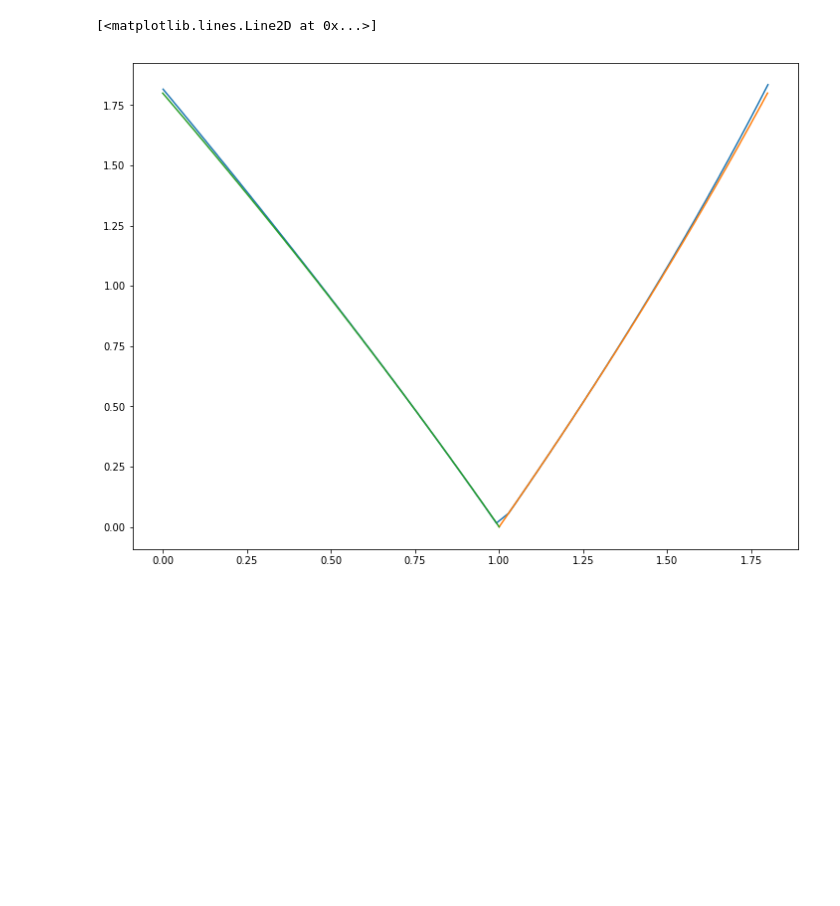
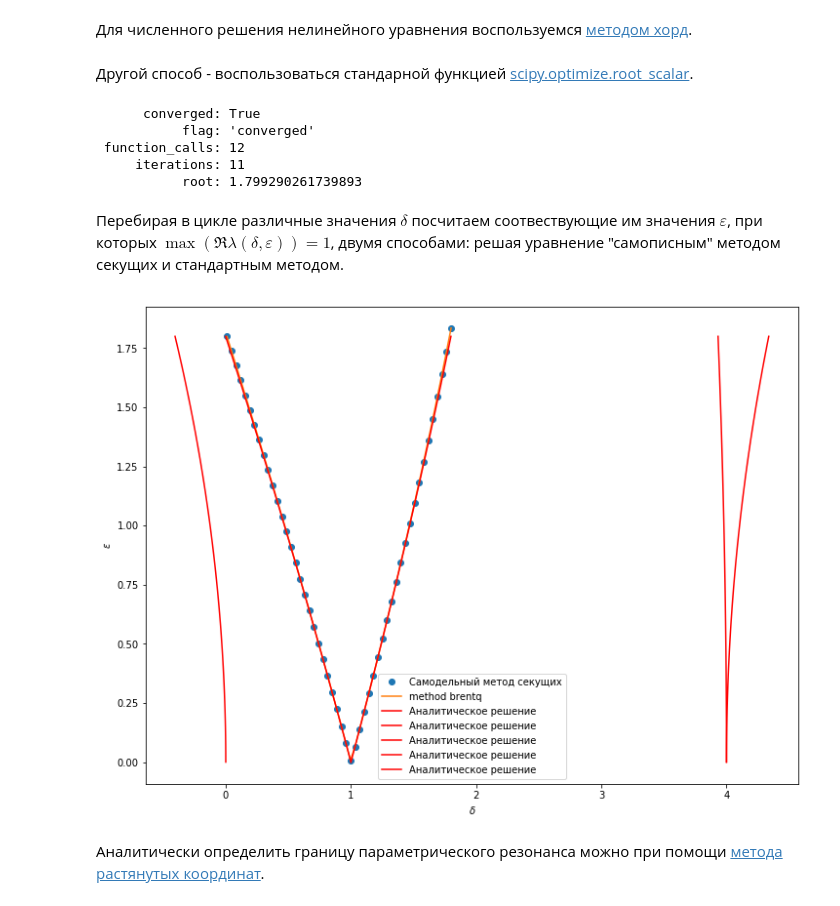
Before and after one commit to konstgav/computational-physics-python, a Jupyter notebook: mathieu.ipynb, the cells around one changed output. Drawn from its saved outputs; the diff is of its cells as text; code cells hidden in the pictures; blank space fills up the shorter version.

```diff
--- a/mathieu.ipynb
+++ b/mathieu.ipynb
@@ -69,24 +86,61 @@ print(ComputeMultMinus1(0, 1.81))
+# %%
+def ComputeMultMinus1(eps, delta):
+    return ComputeMaxMult(eps, delta)-1.
+# %% [markdown]
+Для численного решения нелинейного уравнения воспользуемся [методом хорд](https://ru.wikipedia.org/wiki/Метод_хорд).
 # %%
 def SolveMult(delta, eps):
     x0 = eps
     x1 = 1.01*eps
-    f0 = ComputeMultMinus1(delta, x0)
-    f1 = ComputeMultMinus1(delta, x1)
+    f0 = ComputeMultMinus1(x0, delta)
+    f1 = ComputeMultMinus1(x1, delta)
     while (abs(x1-x0)>1e-5):
         x0, x1 = x1, (f1*x0-f0*x1)/(f1-f0)
-        f0, f1 = f1, ComputeMultMinus1(delta, x1)
+        f0, f1 = f1, ComputeMultMinus1(x1, delta)
     return x1
-# %%
-eps = 1.5
-deltas = linspace(0,1.8,50)
-epsilons = []
-for delta in deltas:
-    eps = SolveMult(delta, eps)
-    epsilons.append(eps)
-plot(deltas, epsilons)
-e = linspace(0,1.8,50)
-plot(1+0.5*e-1./32.*e*e, e)
-plot(1-0.5*e-1./32.*e*e, e);
-# %% [output]
-[<matplotlib.lines.Line2D at 0x...>]
-[figure, removed]
+# %% [markdown]
+ Другой способ - воспользоваться стандарной функцией [scipy.optimize.root_scalar](https://docs.scipy.org/doc/scipy/reference/generated/scipy.optimize.root_scalar.html#scipy.optimize.root_scalar).
+# %%
+from scipy.optimize import root_scalar
+delta = 0.01
+sol = root_scalar(ComputeMultMinus1, args=(delta), bracket=[0, 3], method='brentq')
+print(sol)
+# %% [output]
+      converged: True
+           flag: 'converged'
+ function_calls: 12
+     iterations: 11
+           root: 1.799290261739893
+# %% [markdown]
+Перебирая в цикле различные значения $\delta$ посчитаем соотвествующие им значения $\varepsilon$, при которых $\max (\Re \lambda (\delta,  \varepsilon))= 1$, двумя способами: решая уравнение "самописным" методом секущих и стандартным методом.
+# %%
+epsSelfcode = 1.5 #initial guess
+deltas = linspace(0.01,1.8,50)
+epsilonsNumericalSelfcode = []
+epsilonsNumericalScipy = []
+for delta in deltas:
+    epsSelfcode = SolveMult(delta, epsSelfcode)
+    epsilonsNumericalSelfcode.append(epsSelfcode)
+    epsScipy = root_scalar(ComputeMultMinus1, args=(delta), bracket=[0, 3], method='brentq')
+    epsilonsNumericalScipy.append(epsScipy.root)
+# %%
+plot(deltas, epsilonsNumericalSelfcode,'o',label = 'Самодельный метод секущих');
+plot(deltas, epsilonsNumericalScipy, label = 'method brentq');
+epsilons = linspace(0,1.8,50)
+deltasAnalytical0 = 1. + 0.5*epsilons-1./32.*epsilons**2
+deltasAnalytical1 = 1. - 0.5*epsilons-1./32.*epsilons**2
+deltasAnalytical2 = 4. - 1./48.*epsilons**2
+deltasAnalytical3 = 4. + 5./48.*epsilons**2
+deltasAnalytical4 = -1./8.*epsilons**2
+plot(deltasAnalytical0, epsilons, 'r', label = 'Аналитическое решение');
+plot(deltasAnalytical1, epsilons, 'r', label = 'Аналитическое решение');
+plot(deltasAnalytical2, epsilons, 'r', label = 'Аналитическое решение');
+plot(deltasAnalytical3, epsilons, 'r', label = 'Аналитическое решение');
+plot(deltasAnalytical4, epsilons, 'r', label = 'Аналитическое решение');
+legend();
+xlabel(r'$\delta$');
+ylabel(r'$\varepsilon$');
+# %% [output]
+[figure, added]
+# %% [markdown]
+Аналитически определить границу параметрического резонанса можно при помощи [метода растянутых координат](https://ftfsite.ru/wp-content/files/fiz_nayfeh_metod_vozm_2.2.pdf).
```
Also changed, not shown: parts of 18 cells of this notebook.
